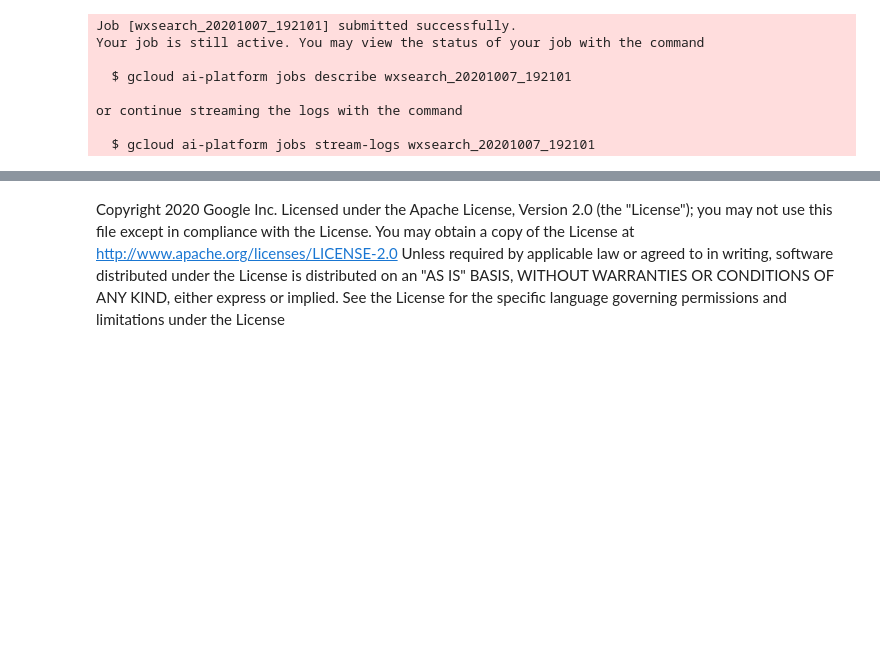
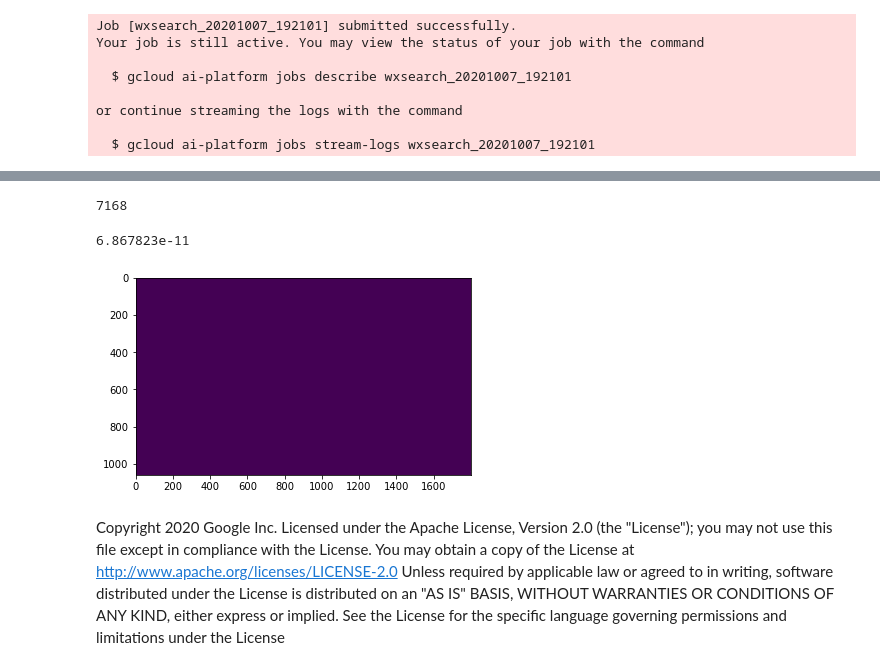
Before and after one commit to GoogleCloudPlatform/ml-design-patterns, a Jupyter notebook: 02_data_representation/weather_search/wx_embeddings.ipynb, the cells around one changed output, grey strips where cells are left out. Drawn from its saved outputs; the diff is of its cells as text; code cells hidden in the pictures; blank space fills up the shorter version.

Commit message:
Dataflow pipeline to compute embedding, and decoder to create image. The full pipeline is now implemented.

```diff
--- a/02_data_representation/weather_search/wx_embeddings.ipynb
+++ b/02_data_representation/weather_search/wx_embeddings.ipynb
@@ -323,0 +328,3 @@ or continue streaming the logs with the command
+# %%
+import tensorflow as tf
+model = tf.keras.models.load_model('gs://ai-analytics-solutions-kfpdemo/wxsearch/trained/savedmodel')
@@ -323,0 +368,16 @@ or continue streaming the logs with the command
+# %%
+def create_decoder(model_dir):
+    model = tf.keras.models.load_model(model_dir)
+    decoder_input = tf.keras.Input([16, 28, 16], name='embed_input')
+    embed_seen = False
+    x = decoder_input
+    for layer in model.layers:
+        if embed_seen:
+            x = layer(x)
+        elif layer.name == 'refc_embedding':
+            embed_seen = True
+    decoder = tf.keras.Model(decoder_input, x, name='decoder')
+    print(decoder.summary())
+    return decoder
+
+decoder = create_decoder('gs://ai-analytics-solutions-kfpdemo/wxsearch/trained/savedmodel')
@@ -324,2 +402,18 @@ or continue streaming the logs with the command
+# %%
+print(len(df['ref'].values[0]))
+import tensorflow as tf
+embed = tf.reshape( tf.convert_to_tensor(df['ref'].values[0], dtype=tf.float32), [-1, 16, 28, 16])
+outimg = decoder.predict(embed).squeeze() * 60
+# %% [output]
+7168
+# %%
+print(np.max(outimg))
+# %% [output]
+6.867823e-11
+# %%
+import matplotlib.pyplot as plt
+plt.imshow(outimg);
+# %% [output]
+[figure, added]
 # %% [markdown]
 Copyright 2020 Google Inc. Licensed under the Apache License, Version 2.0 (the "License"); you may not use this file except in compliance with the License. You may obtain a copy of the License at http://www.apache.org/licenses/LICENSE-2.0 Unless required by applicable law or agreed to in writing, software distributed under the License is distributed on an "AS IS" BASIS, WITHOUT WARRANTIES OR CONDITIONS OF ANY KIND, either express or implied. See the License for the specific language governing permissions and limitations under the License
```
Also changed, not shown: parts of 7 cells of this notebook, 1 other file.
